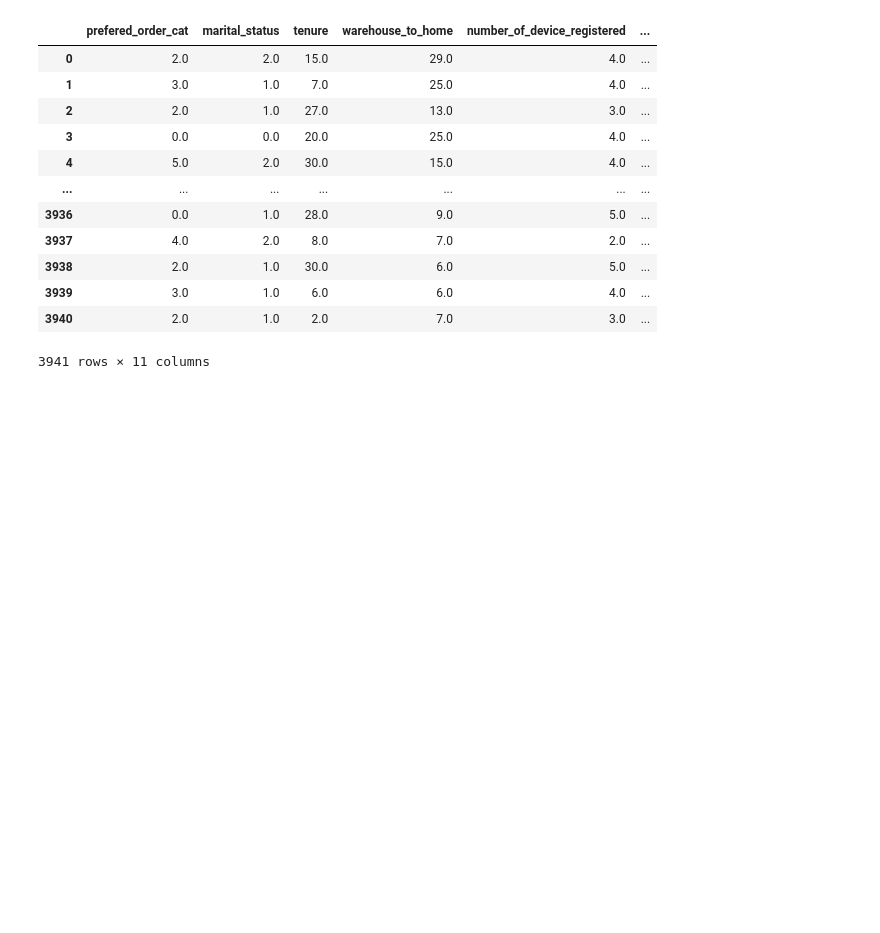
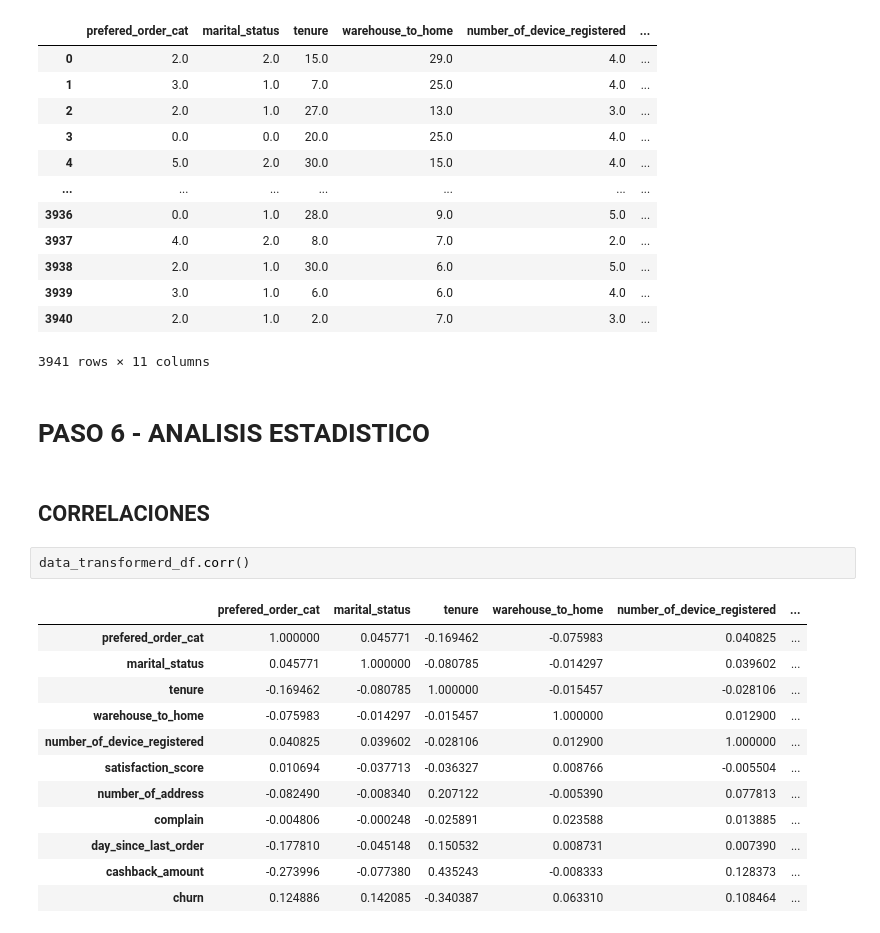
Before and after one commit to cesarmayta/BOOTCAMP_DSG1, a Jupyter notebook: trabajo_final_modulo4/TRABAJO_FINAL_MODULO_4_CESARMAYTA.ipynb, the cells around one changed output. Cells and saved outputs as stored; diff of their text form; blank space fills up the shorter version.

Commit message:
correlaciones

```diff
--- a/trabajo_final_modulo4/TRABAJO_FINAL_MODULO_4_CESARMAYTA.ipynb
+++ b/trabajo_final_modulo4/TRABAJO_FINAL_MODULO_4_CESARMAYTA.ipynb
@@ -326,3 +326,22 @@ data_transformerd_df
 | 3939 | 3.0 | 1.0 | 6.0 | 6.0 | 4.0 | ... |
 | 3940 | 2.0 | 1.0 | 2.0 | 7.0 | 3.0 | ... |
 3941 rows × 11 columns
+# %% [markdown]
+# PASO 6 - ANALISIS ESTADISTICO
+# %% [markdown]
+## CORRELACIONES
+# %%
+data_transformerd_df.corr()
+# %% [output]
+|  | prefered_order_cat | marital_status | tenure | warehouse_to_home | number_of_device_registered | ... |
+| prefered_order_cat | 1.000000 | 0.045771 | -0.169462 | -0.075983 | 0.040825 | ... |
+| marital_status | 0.045771 | 1.000000 | -0.080785 | -0.014297 | 0.039602 | ... |
+| tenure | -0.169462 | -0.080785 | 1.000000 | -0.015457 | -0.028106 | ... |
+| warehouse_to_home | -0.075983 | -0.014297 | -0.015457 | 1.000000 | 0.012900 | ... |
+| number_of_device_registered | 0.040825 | 0.039602 | -0.028106 | 0.012900 | 1.000000 | ... |
+| satisfaction_score | 0.010694 | -0.037713 | -0.036327 | 0.008766 | -0.005504 | ... |
+| number_of_address | -0.082490 | -0.008340 | 0.207122 | -0.005390 | 0.077813 | ... |
+| complain | -0.004806 | -0.000248 | -0.025891 | 0.023588 | 0.013885 | ... |
+| day_since_last_order | -0.177810 | -0.045148 | 0.150532 | 0.008731 | 0.007390 | ... |
+| cashback_amount | -0.273996 | -0.077380 | 0.435243 | -0.008333 | 0.128373 | ... |
+| churn | 0.124886 | 0.142085 | -0.340387 | 0.063310 | 0.108464 | ... |
```
Also changed, not shown: parts of 4 cells of this notebook.
